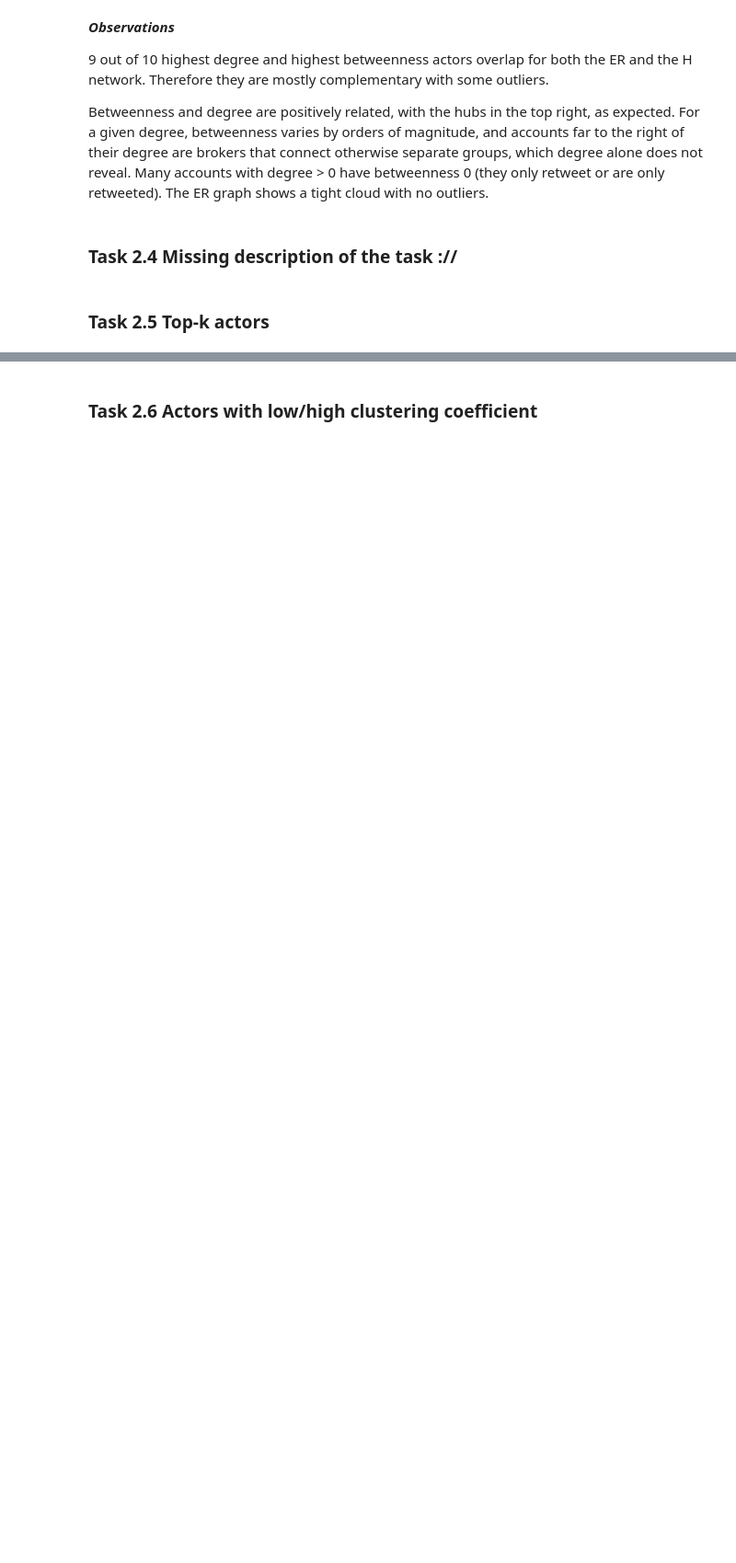
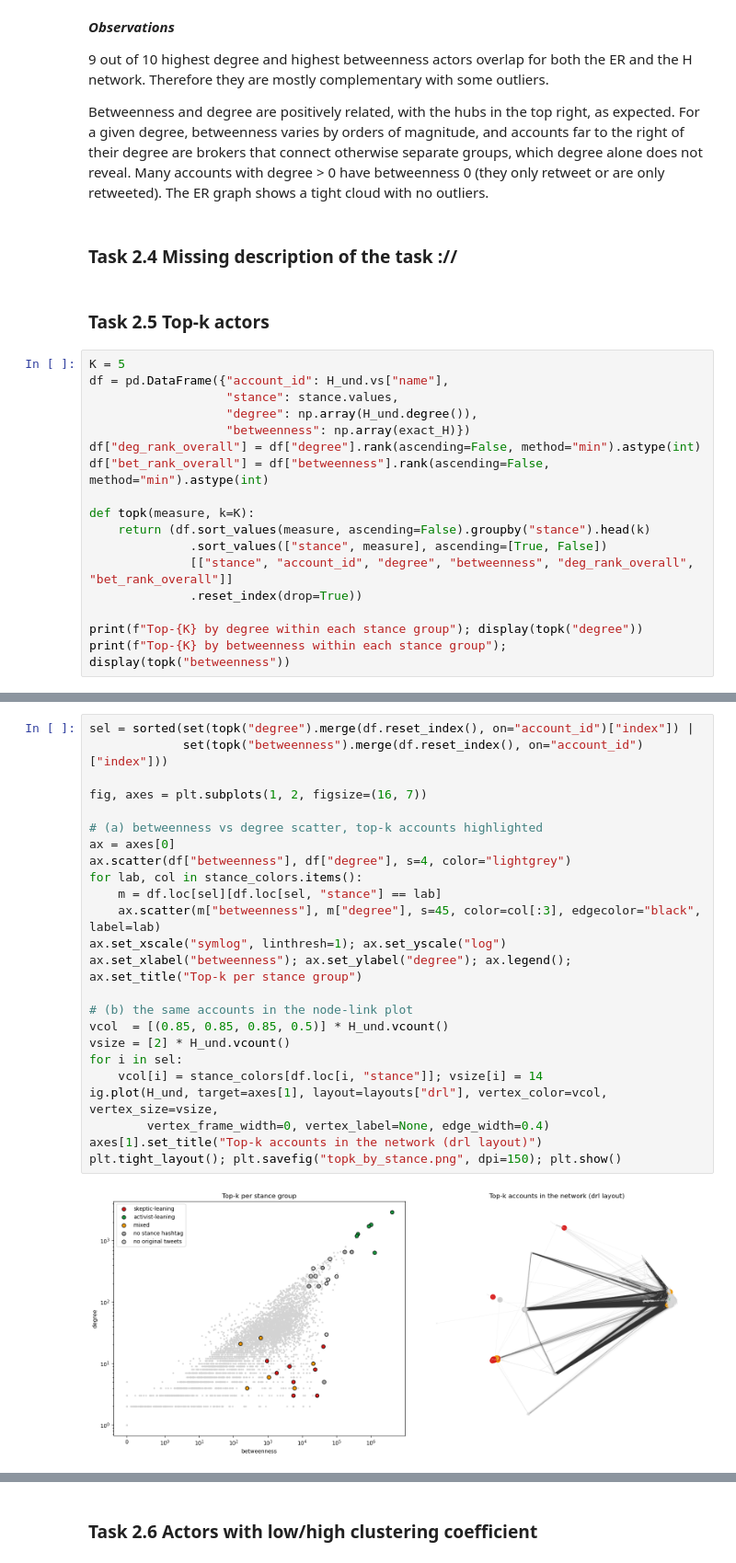
Before and after one commit to oskarpiibar/Mining-of-Social-Data, a Jupyter notebook: Lab2/lab2.ipynb, the cells around one changed output, grey strips where cells are left out. Shown at 92% size. Drawn from its saved outputs; the diff is of its cells as text; blank space fills up the shorter version.

```diff
--- a/Lab2/lab2.ipynb
+++ b/Lab2/lab2.ipynb
@@ -392,3 +392,20 @@ Betweenness and degree are positively related, with the hubs in the top right, a
 ### Task 2.4 Missing description of the task ://
 # %% [markdown]
 ### Task 2.5 Top-k actors
+# %%
+K = 5
+df = pd.DataFrame({"account_id": H_und.vs["name"],
+                   "stance": stance.values,
+                   "degree": np.array(H_und.degree()),
+                   "betweenness": np.array(exact_H)})
+df["deg_rank_overall"] = df["degree"].rank(ascending=False, method="min").astype(int)
+df["bet_rank_overall"] = df["betweenness"].rank(ascending=False, method="min").astype(int)
+
+def topk(measure, k=K):
+    return (df.sort_values(measure, ascending=False).groupby("stance").head(k)
+              .sort_values(["stance", measure], ascending=[True, False])
+              [["stance", "account_id", "degree", "betweenness", "deg_rank_overall", "bet_rank_overall"]]
+              .reset_index(drop=True))
+
+print(f"Top-{K} by degree within each stance group"); display(topk("degree"))
+print(f"Top-{K} by betweenness within each stance group"); display(topk("betweenness"))
@@ -395,2 +449,28 @@ Betweenness and degree are positively related, with the hubs in the top right, a
+# %%
+sel = sorted(set(topk("degree").merge(df.reset_index(), on="account_id")["index"]) |
+             set(topk("betweenness").merge(df.reset_index(), on="account_id")["index"]))
+
+fig, axes = plt.subplots(1, 2, figsize=(16, 7))
+
+# (a) betweenness vs degree scatter, top-k accounts highlighted
+ax = axes[0]
+ax.scatter(df["betweenness"], df["degree"], s=4, color="lightgrey")
+for lab, col in stance_colors.items():
+    m = df.loc[sel][df.loc[sel, "stance"] == lab]
+    ax.scatter(m["betweenness"], m["degree"], s=45, color=col[:3], edgecolor="black", label=lab)
+ax.set_xscale("symlog", linthresh=1); ax.set_yscale("log")
+ax.set_xlabel("betweenness"); ax.set_ylabel("degree"); ax.legend(); ax.set_title("Top-k per stance group")
+
+# (b) the same accounts in the node-link plot
+vcol  = [(0.85, 0.85, 0.85, 0.5)] * H_und.vcount()
+vsize = [2] * H_und.vcount()
+for i in sel:
+    vcol[i] = stance_colors[df.loc[i, "stance"]]; vsize[i] = 14
+ig.plot(H_und, target=axes[1], layout=layouts["drl"], vertex_color=vcol, vertex_size=vsize,
+        vertex_frame_width=0, vertex_label=None, edge_width=0.4)
+axes[1].set_title("Top-k accounts in the network (drl layout)")
+plt.tight_layout(); plt.savefig("topk_by_stance.png", dpi=150); plt.show()
+# %% [output]
+[figure, added]
 # %% [markdown]
 ***Observations***
```
Also changed, not shown: parts of 12 cells of this notebook.
